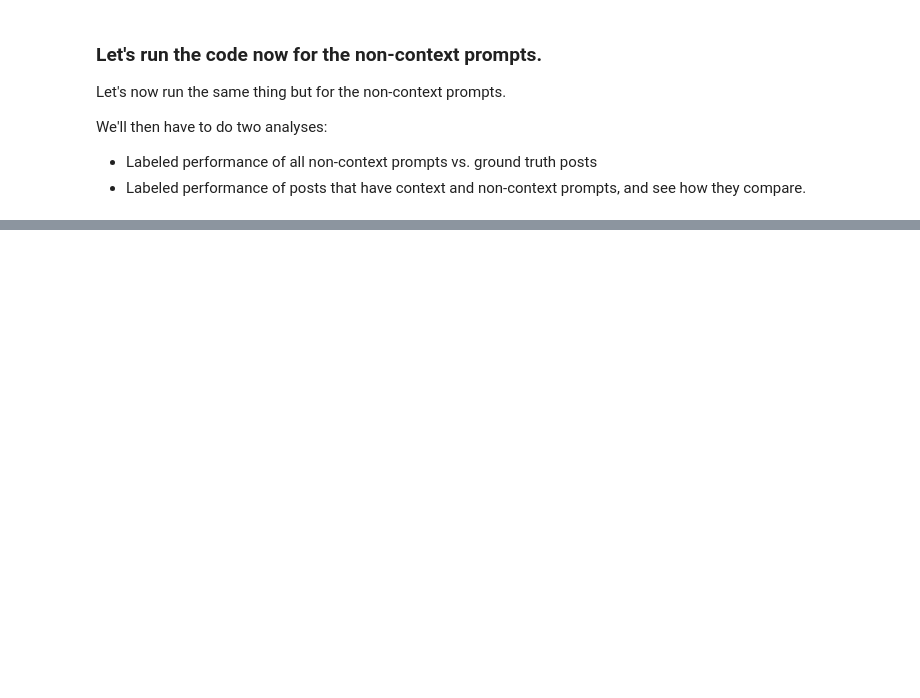
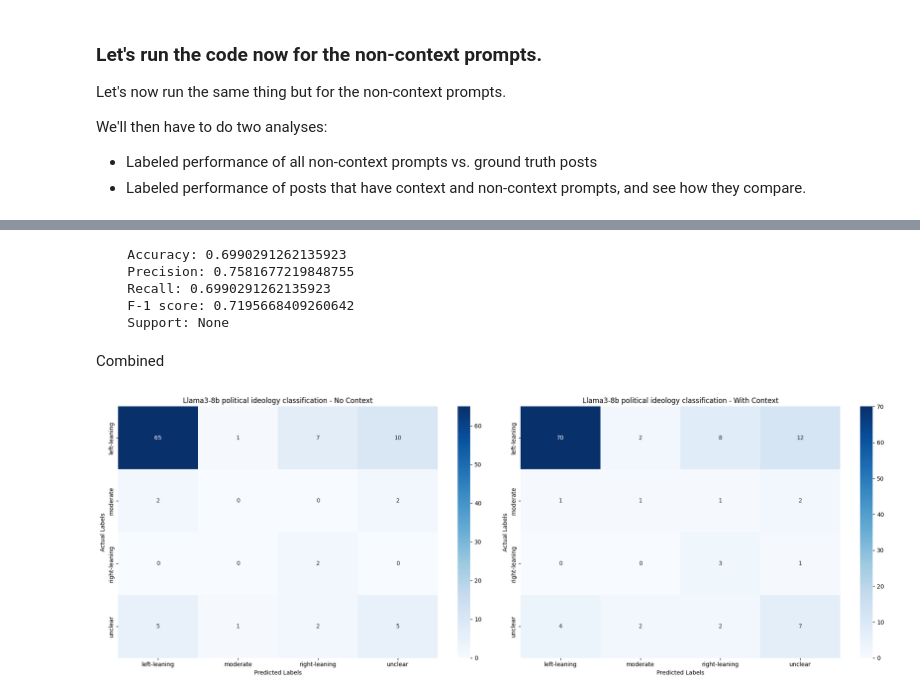
Before and after one commit to METResearchGroup/bluesky-research, a Jupyter notebook: demos/groq_llama3_labeling/llama3_8b.ipynb, the cells around one changed output, grey strips where cells are left out. Drawn from its saved outputs; the diff is of its cells as text; code cells hidden in the pictures; blank space fills up the shorter version.

```diff
--- a/demos/groq_llama3_labeling/llama3_8b.ipynb
+++ b/demos/groq_llama3_labeling/llama3_8b.ipynb
@@ -429,0 +1301,11 @@ loaded_labels_with_links_and_context_prompts[example_link]
+# %%
+llama3_8b_yes_context_political_confusion_matrix = pd.crosstab(
+    civic_joined_llama3_8b_posts_available_context_results[
+        civic_joined_llama3_8b_posts_available_context_results["has_context"]
+    ]["political_ideology_hand_label"].tolist(),
+    civic_joined_llama3_8b_posts_available_context_results[
+        civic_joined_llama3_8b_posts_available_context_results["has_context"]
+    ]["political_label"].tolist(),
+    rownames=['ground truth (rows)'],
+    colnames=['Llama3-8b predictions (columns)']
+)
@@ -429,0 +1384,50 @@ loaded_labels_with_links_and_context_prompts[example_link]
+# %%
+print(f"""
+    Accuracy: {llama3_8b_no_context_political_accuracy}
+    Precision: {llama3_8b_no_context_political_precision}
+    Recall: {llama3_8b_no_context_political_recall}
+    F-1 score: {llama3_8b_no_context_political_fbeta_score}
+    Support: {llama3_8b_no_context_political_support}
+""")
+# %% [output]
+    Accuracy: 0.6990291262135923
+    Precision: 0.7581677219848755
+    Recall: 0.6990291262135923
+    F-1 score: 0.7195668409260642
+    Support: None
+# %%
+llama3_8b_no_context_political_confusion_matrix = pd.crosstab(
+    civic_joined_llama3_8b_posts_available_context_results[
+        ~civic_joined_llama3_8b_posts_available_context_results["has_context"]
+    ]["political_ideology_hand_label"].tolist(),
+    civic_joined_llama3_8b_posts_available_context_results[
+        ~civic_joined_llama3_8b_posts_available_context_results["has_context"]
+    ]["political_label"].tolist(),
+    rownames=['ground truth (rows)'],
+    colnames=['Llama3-8b predictions (columns)']
+)
+# %% [markdown]
+Combined
+# %%
+# Setup the figure and axes for two subplots
+plt.figure(figsize=(20, 7))  # Adjust the figure size to accommodate two plots
+
+# First subplot for "no context"
+plt.subplot(1, 2, 1)  # 1 row, 2 columns, 1st subplot
+sns.heatmap(llama3_8b_no_context_political_confusion_matrix, annot=True, fmt='d', cmap='Blues')
+plt.title('Llama3-8b political ideology classification - No Context')
+plt.ylabel('Actual Labels')
+plt.xlabel('Predicted Labels')
+
+# Second subplot for "with context"
+plt.subplot(1, 2, 2)  # 1 row, 2 columns, 2nd subplot
+sns.heatmap(llama3_8b_yes_context_political_confusion_matrix, annot=True, fmt='d', cmap='Blues')
+plt.title('Llama3-8b political ideology classification - With Context')
+plt.ylabel('Actual Labels')
+plt.xlabel('Predicted Labels')
+
+# Show the plot
+plt.tight_layout()  # Adjusts subplot params so that the subplot(s) fits in to the figure area.
+plt.show()
+# %% [output]
+[figure, added]
```
Also changed, not shown: parts of 122 cells of this notebook, 5 other files.
